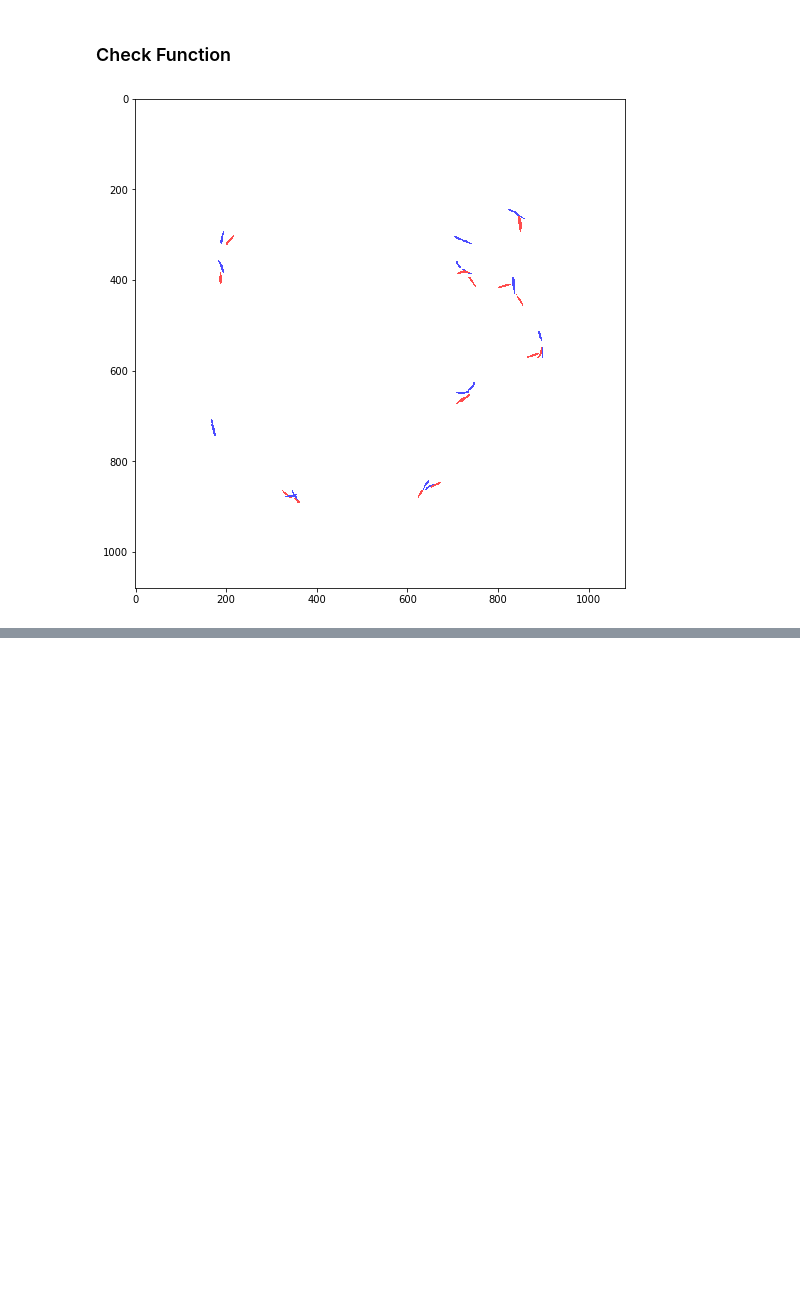
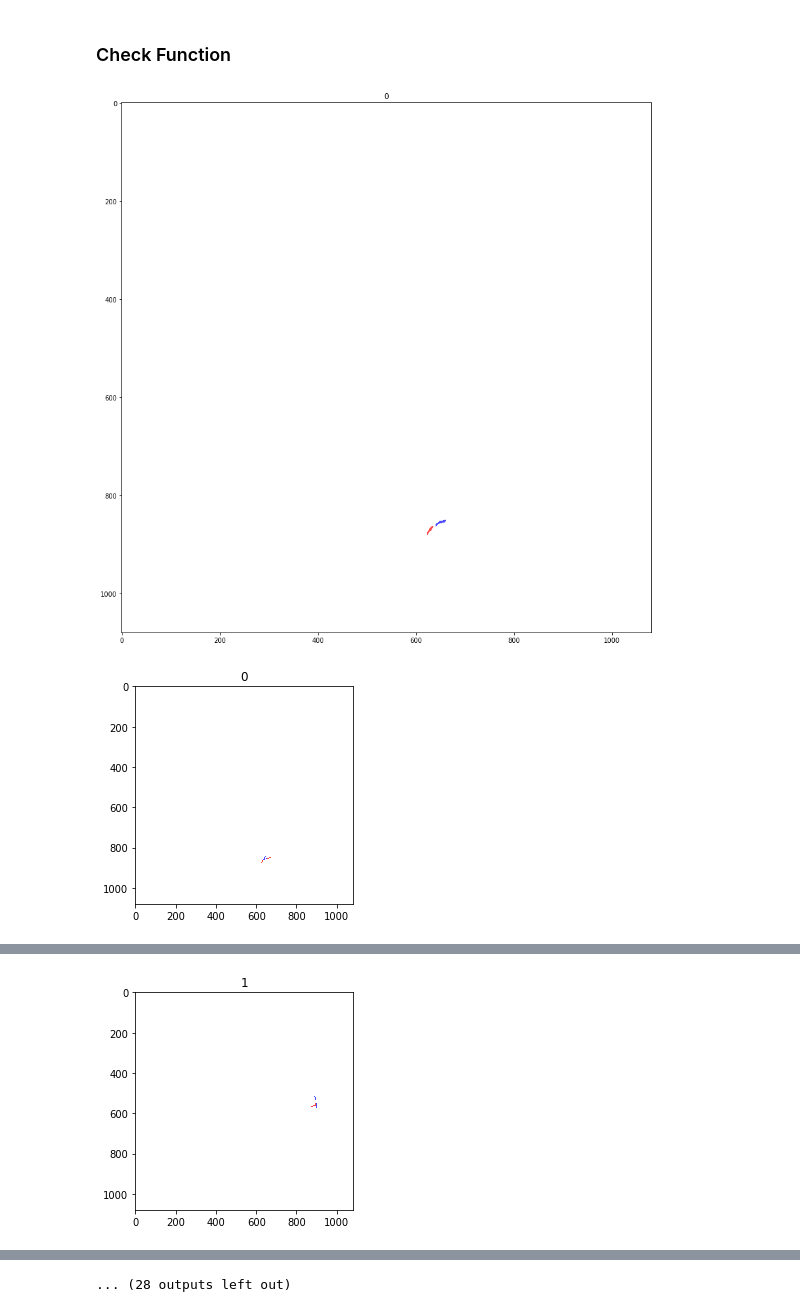
Before and after one commit to ASpraggin/FishTracking, a Jupyter notebook: fishOverlapManualCheck.ipynb, the cells around one changed output, grey strips where cells are left out. Cells and saved outputs as stored; diff of their text form; code cells hidden in the pictures; blank space fills up the shorter version.

```diff
--- a/fishOverlapManualCheck.ipynb
+++ b/fishOverlapManualCheck.ipynb
@@ -48,9 +48,11 @@ def manualChecker(n):
     i1 = nonOverlappingRange[n][1]-1
     i2 = nonOverlappingRange[n+1][0]
 
+    img = 255*np.ones((1080,1080,3),dtype=np.uint8)
+    plt.figure(figsize=(15,15))
+
     for i in [i1,i2]:
-
-        #print((5000+i)/30)
+        plt.title(n)
 
         fish= fishU[i][0].T
         rows=fish[0].astype(int)
@@ -61,13 +63,12 @@ def manualChecker(n):
         rows=fish[0].astype(int)
         cols=fish[1].astype(int)
         img[rows,cols]=(0,0,255)
+
+        plt.imshow(img,alpha=.7)
+    plt.show()
-# %%
-img = 255*np.ones((1080,1080,3),dtype=np.uint8)
-plt.figure(figsize=(9,9))
-
-for i in range(0,10):
-    manualChecker(i)
-plt.imshow(img,alpha=.7)
-plt.show()
-# %% [output]
-[figure, removed]
+# %%
+for i in range(0,20):
+    manualChecker(i)
+# %% [output]
+[figure, added]
+[figure, added]
@@ -73,0 +76 @@ plt.show()
+[figure, added]
@@ -73,0 +85 @@ plt.show()
+... (28 outputs left out)
```
Also changed, not shown: parts of 1 cell of this notebook.
